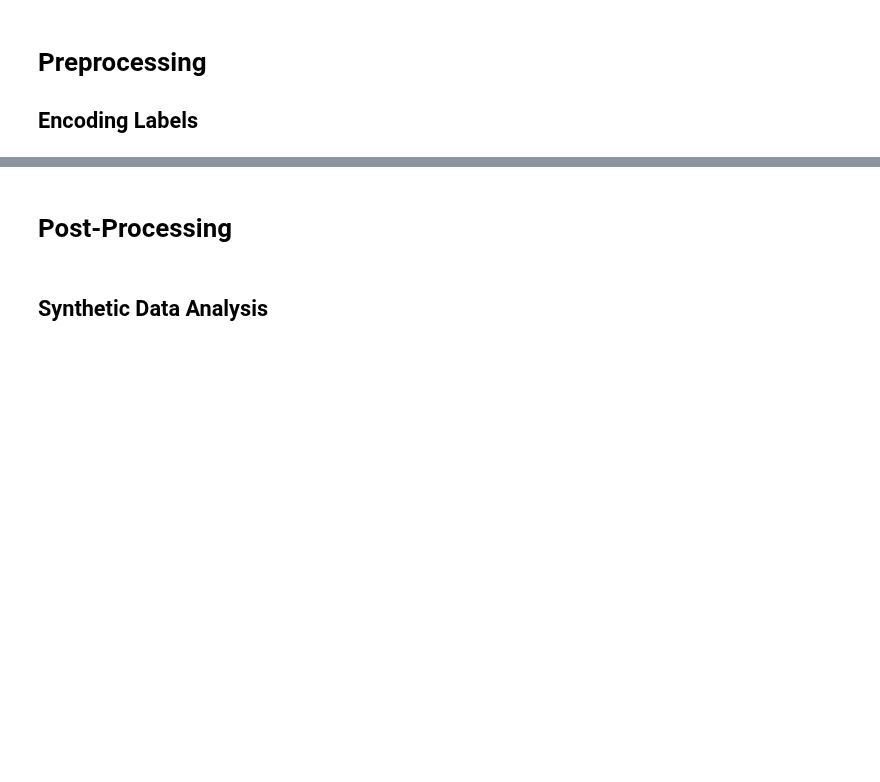
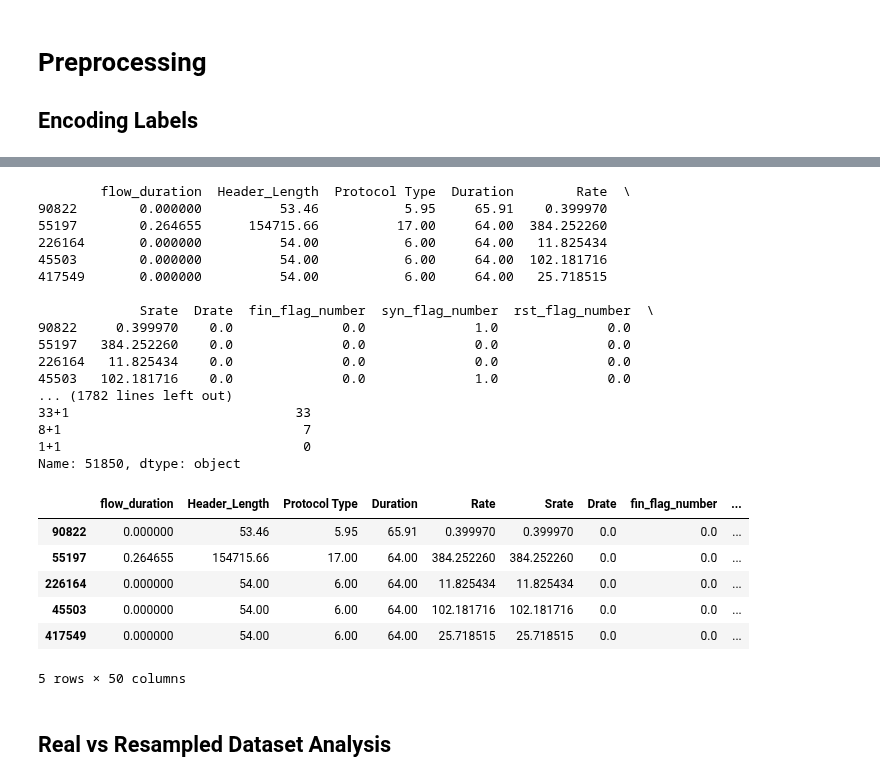
Before and after one commit to Keko787/Generating-a-Balanced-IoT-Cyber-Attack-Dataset-with-GAN-COIL-Collaboration-, a Jupyter notebook: classical_sampling_techniques/oversampling/smote.ipynb, the cells around one changed output, grey strips where cells are left out. Saved outputs shown, nothing was run; the diff lists cells and outputs as text; code cells hidden in the pictures; blank space fills up the shorter version.

```diff
--- a/classical_sampling_techniques/oversampling/smote.ipynb
+++ b/classical_sampling_techniques/oversampling/smote.ipynb
@@ -107,21 +217,0 @@ full_data.head()
-# %%
-min_class_size = full_data['label'].value_counts().min()
-
-# Apply random over-sampling
-smote_os = SMOTENC(categorical_features=cat_cols, random_state=42)
-
-X = full_data.drop('label', axis=1)
-y = full_data['label']
-X_resampled, y_res = smote_os.fit_resample(X, y)
-
-# Combine the resampled features and labels back into a single DataFrame
-full_data_resampled = pd.DataFrame(X_resampled, columns=X.columns)
-full_data_resampled['label'] = y_res
-
-print("Resampled Data (SCALED):")
-for label, code in class_codes.items():
-    # Print the first instance of each class
-    print(f"First instance of {label} (code {code}):")
-    print(full_data_resampled[full_data_resampled['label'] == code].iloc[0])
-
-full_data_resampled.head()
@@ -128,6 +258,41 @@ full_data_resampled.head()
+# %%
+# Combine the resampled features and labels back into a single DataFrame
+full_data_resampled = pd.concat([X, y], axis=1)
+
+print(full_data_resampled.head())
+print("Resampled Data (SCALED):")
+for label, code in class_codes.items():
+    # Print the first instance of each class
+    print(f"First instance of {label} (code {code}):")
+    print(full_data_resampled[full_data_resampled['33+1'] == code].iloc[0])
+
+full_data_resampled.head()
+# %% [output]
+        flow_duration  Header_Length  Protocol Type  Duration        Rate  \
+90822        0.000000          53.46           5.95     65.91    0.399970
+55197        0.264655      154715.66          17.00     64.00  384.252260
+226164       0.000000          54.00           6.00     64.00   11.825434
+45503        0.000000          54.00           6.00     64.00  102.181716
+417549       0.000000          54.00           6.00     64.00   25.718515
+
+             Srate  Drate  fin_flag_number  syn_flag_number  rst_flag_number  \
+90822     0.399970    0.0              0.0              1.0              0.0
+55197   384.252260    0.0              0.0              0.0              0.0
+226164   11.825434    0.0              0.0              0.0              0.0
+45503   102.181716    0.0              0.0              1.0              0.0
+... (1782 lines left out)
+33+1                             33
+8+1                               7
+1+1                               0
+Name: 51850, dtype: object
+|  | flow_duration | Header_Length | Protocol Type | Duration | Rate | Srate | Drate | fin_flag_number | ... |
+| 90822 | 0.000000 | 53.46 | 5.95 | 65.91 | 0.399970 | 0.399970 | 0.0 | 0.0 | ... |
+| 55197 | 0.264655 | 154715.66 | 17.00 | 64.00 | 384.252260 | 384.252260 | 0.0 | 0.0 | ... |
+| 226164 | 0.000000 | 54.00 | 6.00 | 64.00 | 11.825434 | 11.825434 | 0.0 | 0.0 | ... |
+| 45503 | 0.000000 | 54.00 | 6.00 | 64.00 | 102.181716 | 102.181716 | 0.0 | 0.0 | ... |
+| 417549 | 0.000000 | 54.00 | 6.00 | 64.00 | 25.718515 | 25.718515 | 0.0 | 0.0 | ... |
+5 rows × 50 columns
 # %% [markdown]
-# Post-Processing
+## Real vs Resampled Dataset Analysis
-# %% [markdown]
-## Synthetic Data Analysis
 # %%
 full_data_resampled.describe()
```
Also changed, not shown: parts of 29 cells of this notebook.
